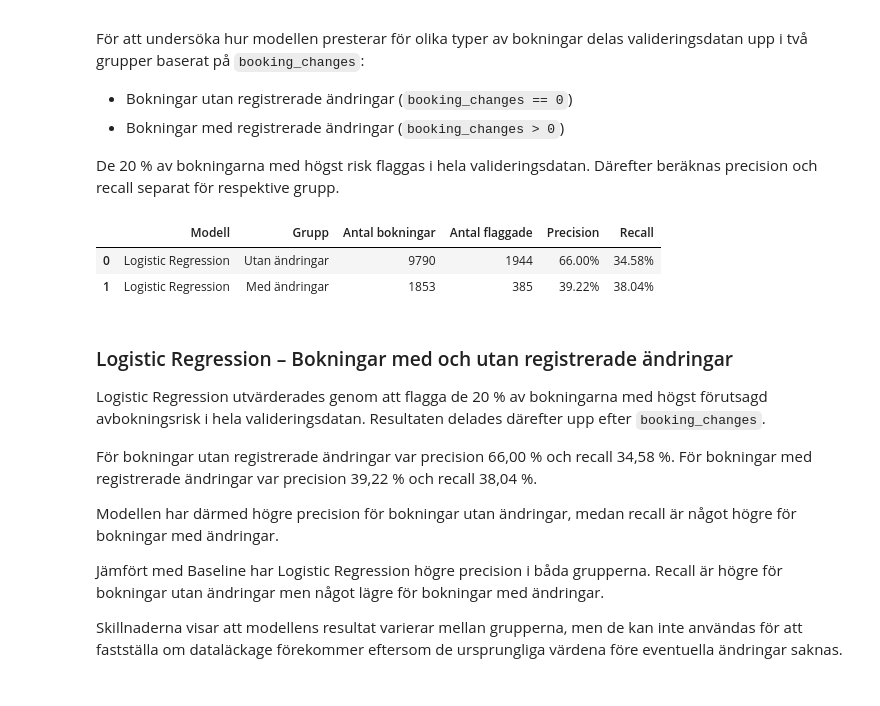
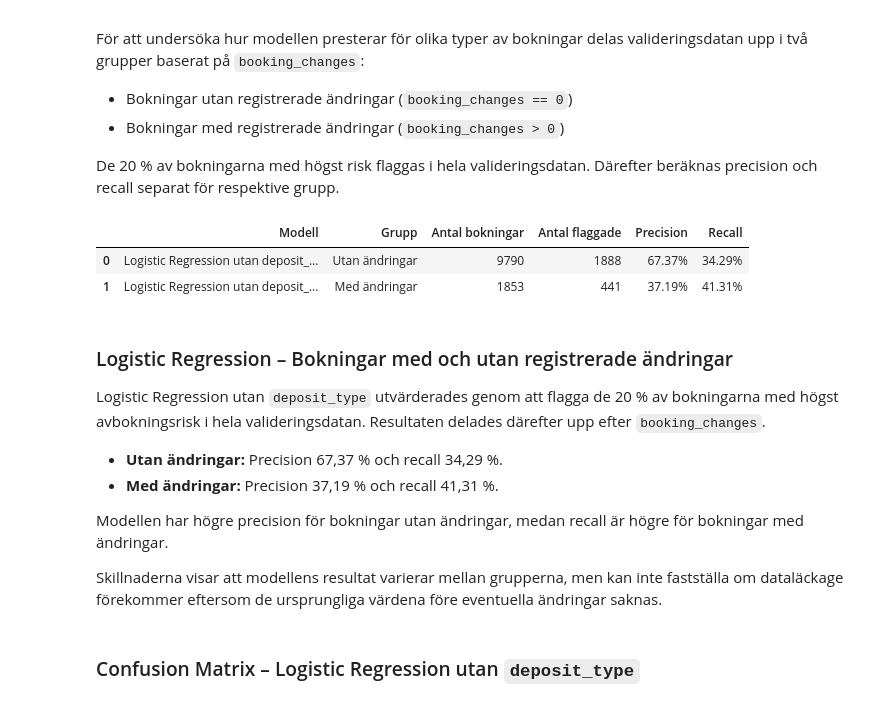
Before and after one commit to Shara-Hysen/data-science-group-project, a Jupyter notebook: notebooks/04_logistic_regression_demo.ipynb, the cells around one changed output. Cells and saved outputs as stored; diff of their text form; code cells hidden in the pictures.

```diff
--- a/notebooks/04_logistic_regression_demo.ipynb
+++ b/notebooks/04_logistic_regression_demo.ipynb
@@ -164,0 +241,8 @@ F1_score: 44.56%
+# %%
+# Träna Logistic Regression utan deposit_type.
+model_without_deposit = train_logistic_regression(
+    X_train_processed_without_deposit,
+    y_train_without_deposit
+)
+
+print("Logistic Regression utan deposit_type är tränad!")
@@ -164,0 +251,9 @@ F1_score: 44.56%
+# %%
+# Beräkna sannolikheter för modellen utan deposit_type.
+probabilities_without_deposit = predict_probabilities(
+    model_without_deposit,
+    X_val_processed_without_deposit
+)
+
+# Visa de första 10 sannolikheterna.
+print(probabilities_without_deposit[:10])
@@ -164,0 +263,10 @@ F1_score: 44.56%
+# %%
+# Flagga de 20 % av bokningarna med högst avbokningsrisk.
+y_pred_without_deposit = flag_top_share(
+    probabilities_without_deposit,
+    share=0.20
+)
+
+# Kontrollera antal bokningar och flaggade.
+print("Totalt antal bokningar:", len(y_pred_without_deposit))
+print("Antal flaggade:", y_pred_without_deposit.sum())
@@ -177,63 +362,64 @@ Därefter beräknas precision och recall separat för respektive grupp.
 import pandas as pd
 from sklearn.metrics import precision_score, recall_score
 
-# Dela upp valideringsdatan efter registrerade ändringar
+# Dela upp valideringsdatan efter registrerade ändringar.
 groups = {
     "Utan ändringar": val["booking_changes"] == 0,
     "Med ändringar": val["booking_changes"] > 0
 }
 
-# Använd befintliga prediktioner och faktiska avbokningar
-y_true = pd.Series(y_val, index=val.index)
-y_pred_series = pd.Series(y_pred, index=val.index)
+# Använd prediktioner från modellen utan deposit_type.
+y_true = pd.Series(y_val_without_deposit, index=val.index)
+y_pred_series = pd.Series(y_pred_without_deposit, index=val.index)
 
 results_by_group = []
 
 for group_name, mask in groups.items():
     group_true = y_true.loc[mask]
     group_pred = y_pred_series.loc[mask]
 
     precision = precision_score(
         group_true, group_pred, zero_division=0
     )
 
     recall = recall_score(
         group_true, group_pred, zero_division=0
     )
 
     results_by_group.append({
-        "Modell": "Logistic Regression",
+        "Modell": "Logistic Regression utan deposit_type",
         "Grupp": group_name,
         "Antal bokningar": len(group_true),
         "Antal flaggade": int(group_pred.sum()),
         "Precision": precision,
         "Recall": recall
     })
 
 lr_group_results = pd.DataFrame(results_by_group)
 
 display(
     lr_group_results.style.format({
         "Precision": "{:.2%}",
         "Recall": "{:.2%}"
     })
 )
 # %% [output]
 |  | Modell | Grupp | Antal bokningar | Antal flaggade | Precision | Recall |
-| 0 | Logistic Regression | Utan ändringar | 9790 | 1944 | 66.00% | 34.58% |
-| 1 | Logistic Regression | Med ändringar | 1853 | 385 | 39.22% | 38.04% |
+| 0 | Logistic Regression utan deposit_... | Utan ändringar | 9790 | 1888 | 67.37% | 34.29% |
+| 1 | Logistic Regression utan deposit_... | Med ändringar | 1853 | 441 | 37.19% | 41.31% |
 # %% [markdown]
 ### Logistic Regression – Bokningar med och utan registrerade ändringar
 
-Logistic Regression utvärderades genom att flagga de 20 % av bokningarna med högst förutsagd avbokningsrisk i hela valideringsdatan. Resultaten delades därefter upp efter `booking_changes`.
+Logistic Regression utan `deposit_type` utvärderades genom att flagga de 20 % av bokningarna med högst avbokningsrisk i hela valideringsdatan. Resultaten delades därefter upp efter `booking_changes`.
 
-För bokningar utan registrerade ändringar var precision 66,00 % och recall 34,58 %. För bokningar med registrerade ändringar var precision 39,22 % och recall 38,04 %.
+- **Utan ändringar:** Precision 67,37 % och recall 34,29 %.
+- **Med ändringar:** Precision 37,19 % och recall 41,31 %.
 
-Modellen har därmed högre precision för bokningar utan ändringar, medan recall är något högre för bokningar med ändringar.
+Modellen har högre precision för bokningar utan ändringar, medan recall är högre för bokningar med ändringar.
 
-Jämfört med Baseline har Logistic Regression högre precision i båda grupperna. Recall är högre för bokningar utan ändringar men något lägre för bokningar med ändringar.
-
-Skillnaderna visar att modellens resultat varierar mellan grupperna, men de kan inte användas för att fastställa om dataläckage förekommer eftersom de ursprungliga värdena före eventuella ändringar saknas.
+Skillnaderna visar att modellens resultat varierar mellan grupperna, men kan inte fastställa om dataläckage förekommer eftersom de ursprungliga värdena före eventuella ändringar saknas.
+# %% [markdown]
+### Confusion Matrix – Logistic Regression utan `deposit_type`
 # %%
 from src.evaluation import plot_confusion_matrix
 
```
Also changed, not shown: parts of 28 cells of this notebook, 2 other files.
